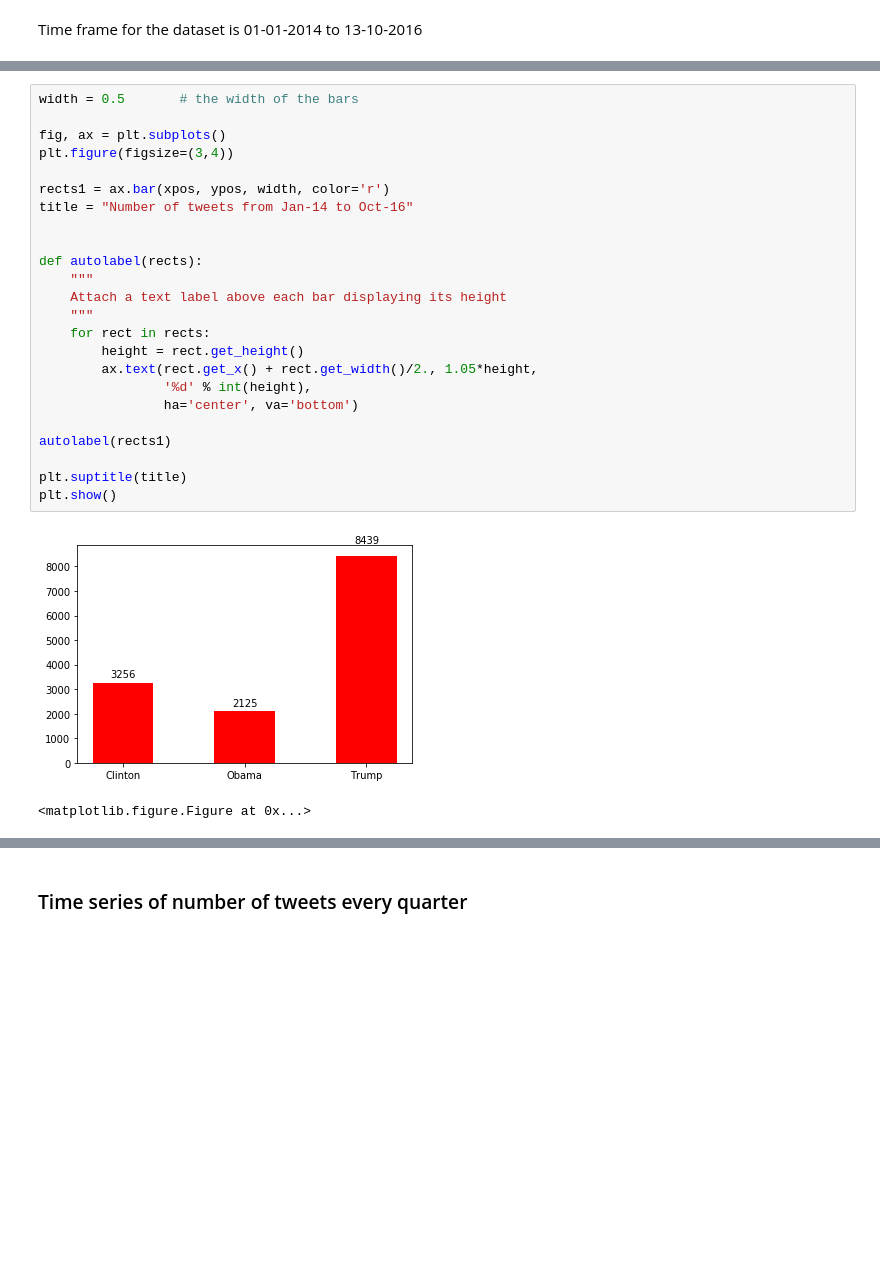
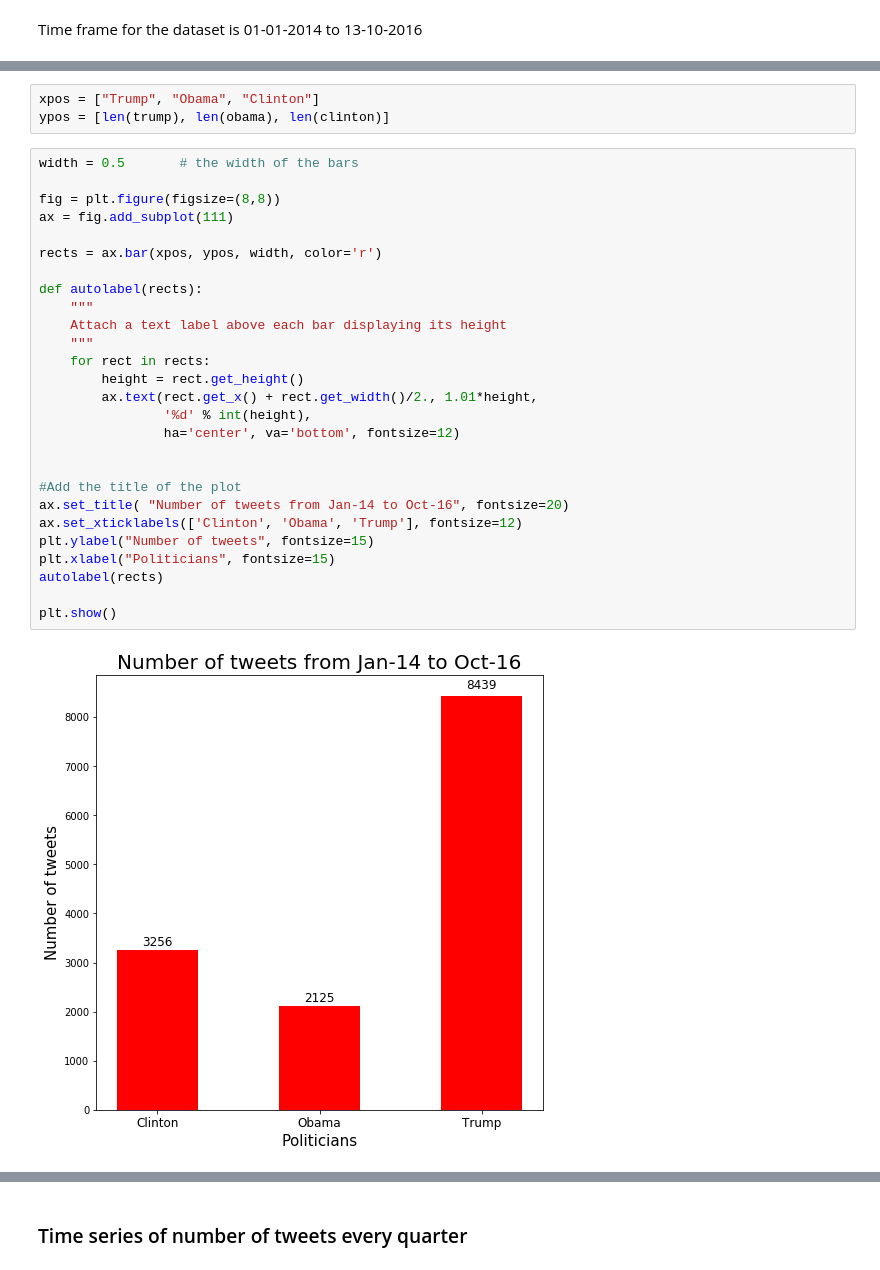
Before and after one commit to shubhamperiwal/political_social_media_analysis, a Jupyter notebook: 2. Descriptive Analysis.ipynb, the cells around one changed output, grey strips where cells are left out. Saved outputs shown, nothing was run; the diff lists cells and outputs as text; blank space fills up the shorter version.

Commit message:
Add insights and touch-up for plots

```diff
--- a/2. Descriptive Analysis.ipynb
+++ b/2. Descriptive Analysis.ipynb
@@ -50,27 +24,32 @@ Text(0,0.5,'Tweets')
+# %%
+xpos = ["Trump", "Obama", "Clinton"]
+ypos = [len(trump), len(obama), len(clinton)]
 # %%
 width = 0.5       # the width of the bars
 
-fig, ax = plt.subplots()
-plt.figure(figsize=(3,4))
+fig = plt.figure(figsize=(8,8))
+ax = fig.add_subplot(111)
 
-rects1 = ax.bar(xpos, ypos, width, color='r')
-title = "Number of tweets from Jan-14 to Oct-16"
-
+rects = ax.bar(xpos, ypos, width, color='r')
 
 def autolabel(rects):
     """
     Attach a text label above each bar displaying its height
     """
     for rect in rects:
         height = rect.get_height()
-        ax.text(rect.get_x() + rect.get_width()/2., 1.05*height,
+        ax.text(rect.get_x() + rect.get_width()/2., 1.01*height,
                 '%d' % int(height),
-                ha='center', va='bottom')
+                ha='center', va='bottom', fontsize=12)
 
-autolabel(rects1)
 
-plt.suptitle(title)
+#Add the title of the plot
+ax.set_title( "Number of tweets from Jan-14 to Oct-16", fontsize=20)
+ax.set_xticklabels(['Clinton', 'Obama', 'Trump'], fontsize=12)
+plt.ylabel("Number of tweets", fontsize=15)
+plt.xlabel("Politicians", fontsize=15)
+autolabel(rects)
+
 plt.show()
 # %% [output]
-[figure, old version]
+[figure, new version]
-<matplotlib.figure.Figure at 0x...>
```
Also changed, not shown: parts of 26 cells of this notebook, 4 other files.
